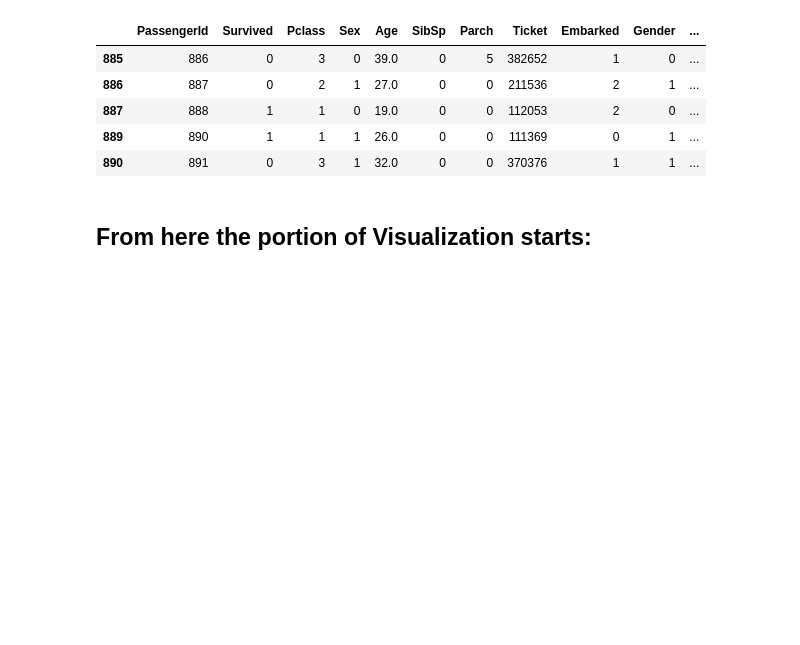
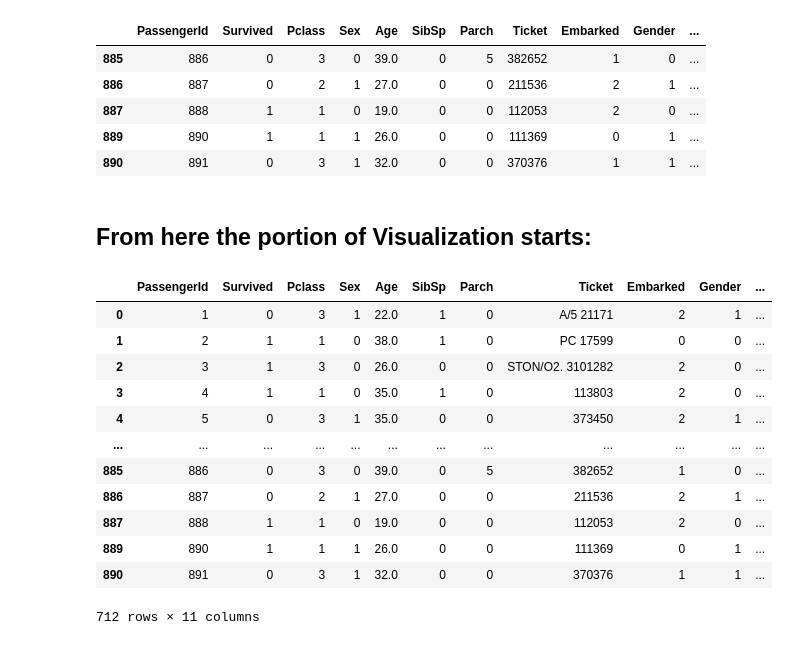
Before and after one commit to AnupDumre/DataScienceBootcamp, a Jupyter notebook: Visualization.ipynb, the cells around one changed output. Cells and saved outputs as stored; diff of their text form; code cells hidden in the pictures; blank space fills up the shorter version.

```diff
--- a/Visualization.ipynb
+++ b/Visualization.ipynb
@@ -283,3 +283,19 @@ titanic.tail()
 | 890 | 891 | 0 | 3 | 1 | 32.0 | 0 | 0 | 370376 | 1 | 1 | ... |
 # %% [markdown]
 ## From here the portion of Visualization starts:
+# %%
+titanic
+# %% [output]
+|  | PassengerId | Survived | Pclass | Sex | Age | SibSp | Parch | Ticket | Embarked | Gender | ... |
+| 0 | 1 | 0 | 3 | 1 | 22.0 | 1 | 0 | A/5 21171 | 2 | 1 | ... |
+| 1 | 2 | 1 | 1 | 0 | 38.0 | 1 | 0 | PC 17599 | 0 | 0 | ... |
+| 2 | 3 | 1 | 3 | 0 | 26.0 | 0 | 0 | STON/O2. 3101282 | 2 | 0 | ... |
+| 3 | 4 | 1 | 1 | 0 | 35.0 | 1 | 0 | 113803 | 2 | 0 | ... |
+| 4 | 5 | 0 | 3 | 1 | 35.0 | 0 | 0 | 373450 | 2 | 1 | ... |
+| ... | ... | ... | ... | ... | ... | ... | ... | ... | ... | ... | ... |
+| 885 | 886 | 0 | 3 | 0 | 39.0 | 0 | 5 | 382652 | 1 | 0 | ... |
+| 886 | 887 | 0 | 2 | 1 | 27.0 | 0 | 0 | 211536 | 2 | 1 | ... |
+| 887 | 888 | 1 | 1 | 0 | 19.0 | 0 | 0 | 112053 | 2 | 0 | ... |
+| 889 | 890 | 1 | 1 | 1 | 26.0 | 0 | 0 | 111369 | 0 | 1 | ... |
+| 890 | 891 | 0 | 3 | 1 | 32.0 | 0 | 0 | 370376 | 1 | 1 | ... |
+712 rows × 11 columns
```
Also changed, not shown: parts of 13 cells of this notebook.
